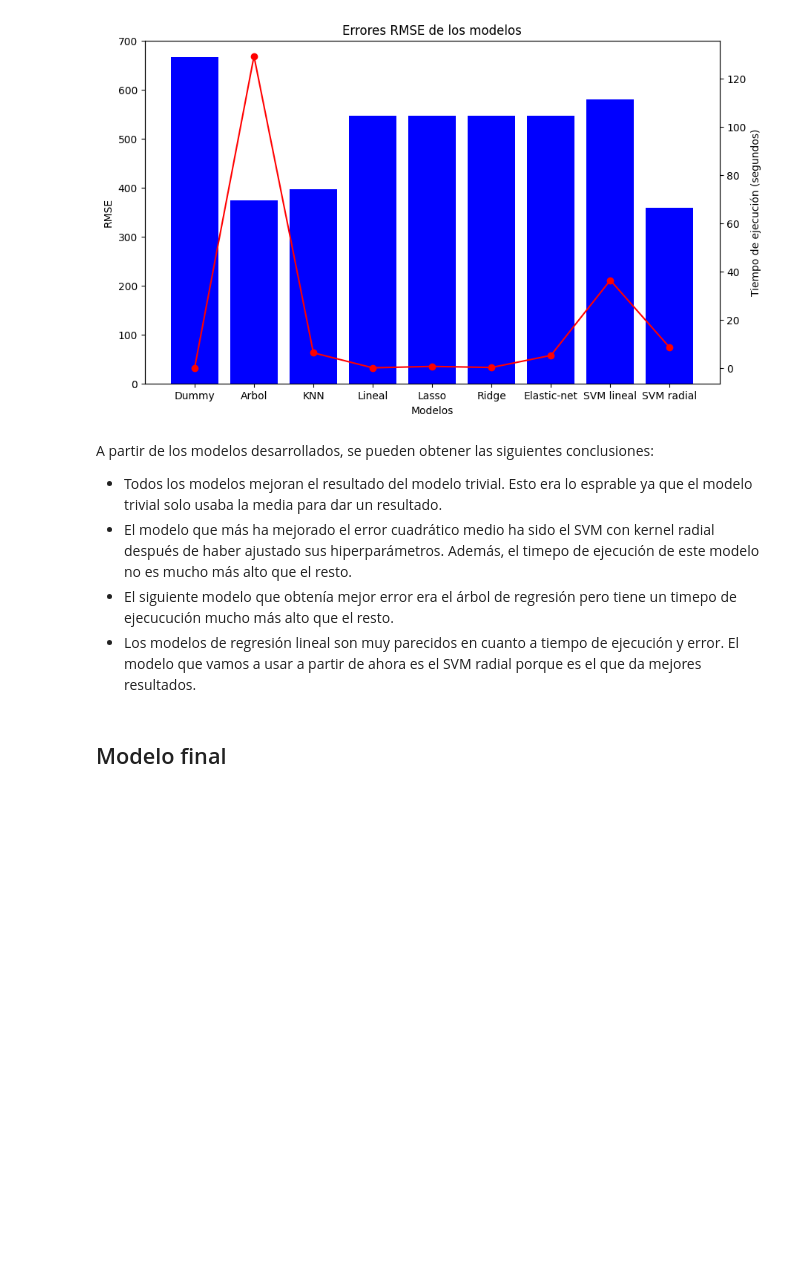
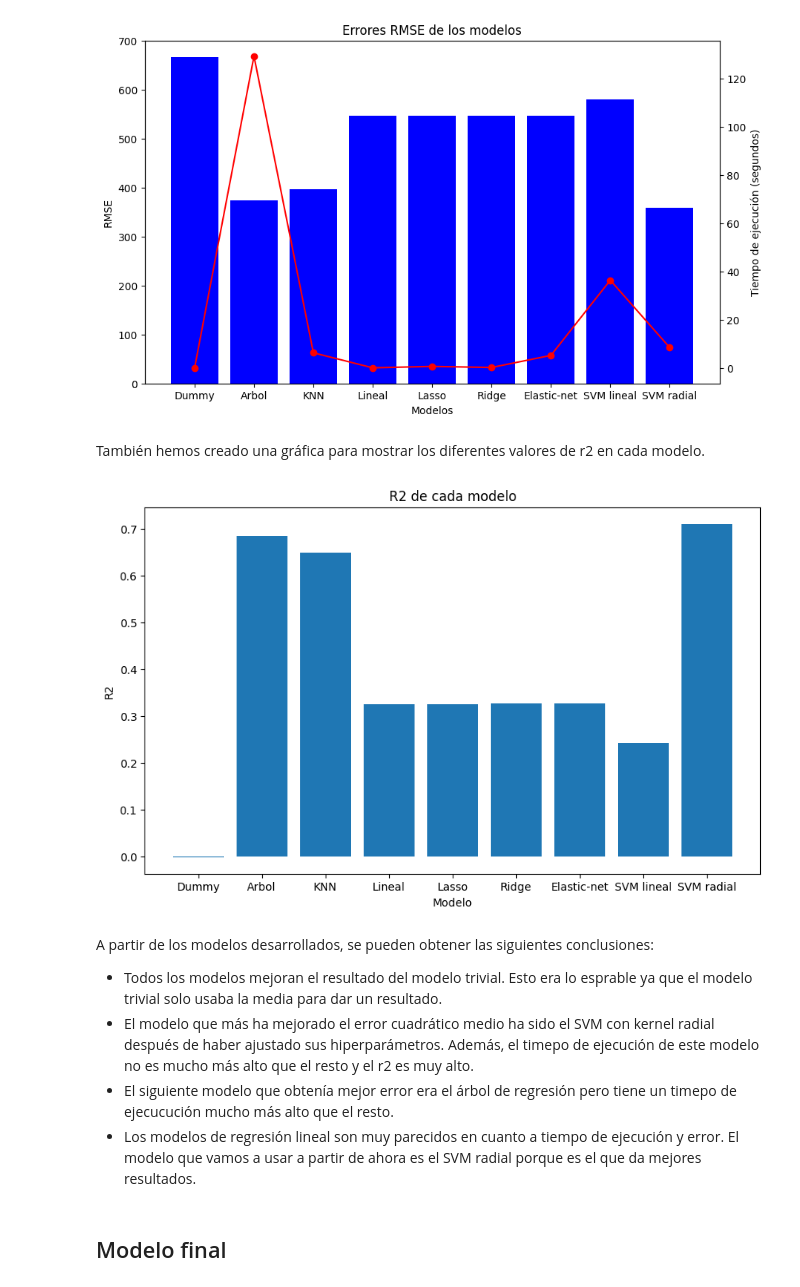
Before and after one commit to GLuis189/GRUPO13_Practica1, a Jupyter notebook: main.ipynb, the cells around one changed output. Saved outputs shown, nothing was run; the diff lists cells and outputs as text; code cells hidden in the pictures; blank space fills up the shorter version.

```diff
--- a/main.ipynb
+++ b/main.ipynb
@@ -1099,10 +1122,28 @@ ax2.set_ylabel('Tiempo de ejecución (segundos)')
 plt.show()
 # %% [output]
 [figure]
+# %% [markdown]
+También hemos creado una gráfica para mostrar los diferentes valores de r2 en cada modelo.
+# %%
+# Datos de ejemplo
+modelos = ['Dummy', 'Arbol','KNN','Lineal', 'Lasso', 'Ridge', 'Elastic-net', 'SVM lineal', 'SVM radial']
+r2 = [r2_mean, r2_tree_hp, r2_knn_hp, r2_lineal, r2_lasso_hp, r2_ridge_hp, r2_en, r2_svm_hp, r2_svm_r_hp]
+
+# Crear el gráfico de barras
+plt.figure(figsize = (10, 6))
+plt.bar(modelos, r2)
+plt.xlabel('Modelo')
+plt.ylabel('R2')
+plt.title('R2 de cada modelo')
+
+# Mostrar el gráfico
+plt.show()
+# %% [output]
+[figure, added]
 # %% [markdown]
 A partir de los modelos desarrollados, se pueden obtener las siguientes conclusiones:
 - Todos los modelos mejoran el resultado del modelo trivial. Esto era lo esprable ya que el modelo trivial solo usaba la media para dar un resultado.
-- El modelo que más ha mejorado el error cuadrático medio ha sido el SVM con kernel radial después de haber ajustado sus hiperparámetros. Además, el timepo de ejecución de este modelo no es mucho más alto que el resto.
+- El modelo que más ha mejorado el error cuadrático medio ha sido el SVM con kernel radial después de haber ajustado sus hiperparámetros. Además, el timepo de ejecución de este modelo no es mucho más alto que el resto y el r2 es muy alto.
 - El siguiente modelo que obtenía mejor error era el árbol de regresión pero tiene un timepo de ejecucución mucho más alto que el resto.
 - Los modelos de regresión lineal son muy parecidos en cuanto a tiempo de ejecución y error.
 El modelo que vamos a usar a partir de ahora es el SVM radial porque es el que da mejores resultados.
```
Also changed, not shown: parts of 40 cells of this notebook.
